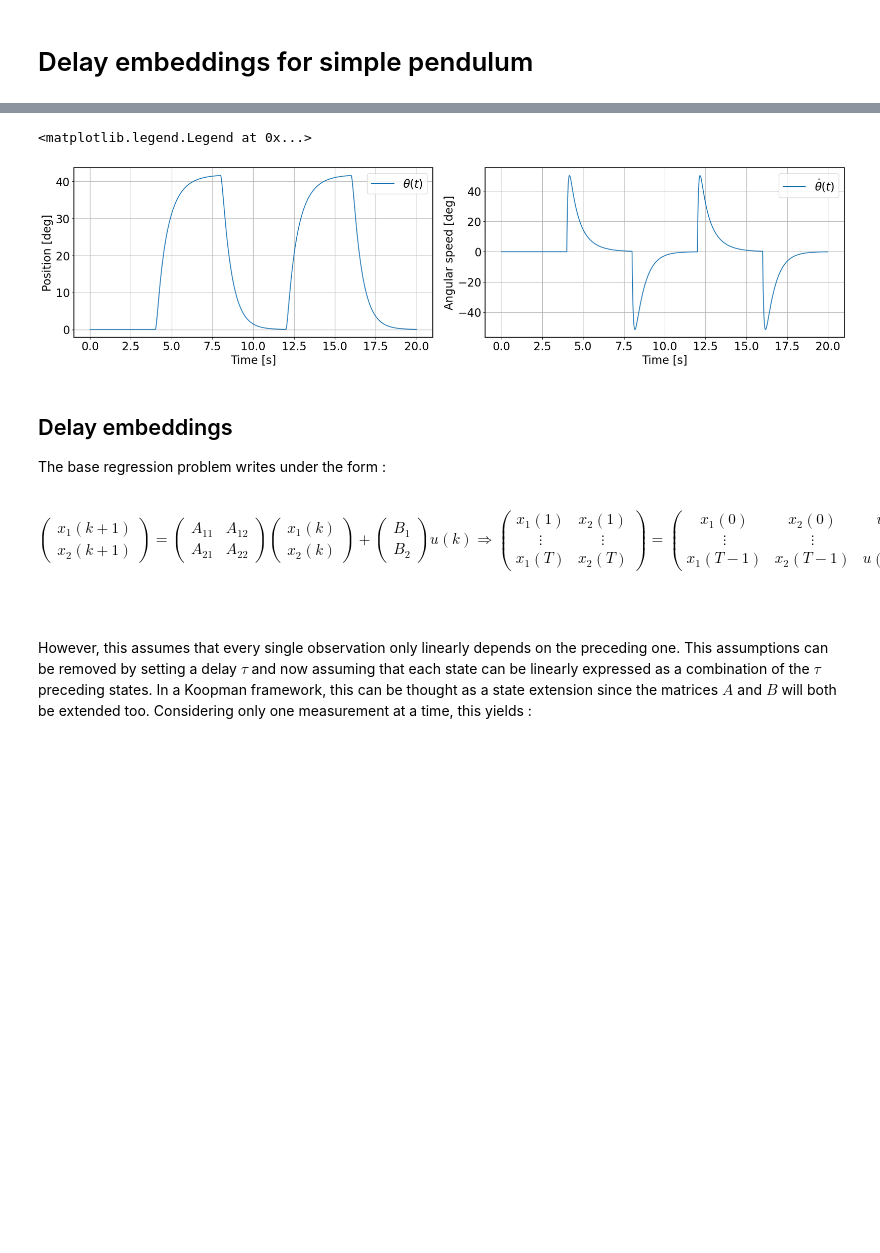
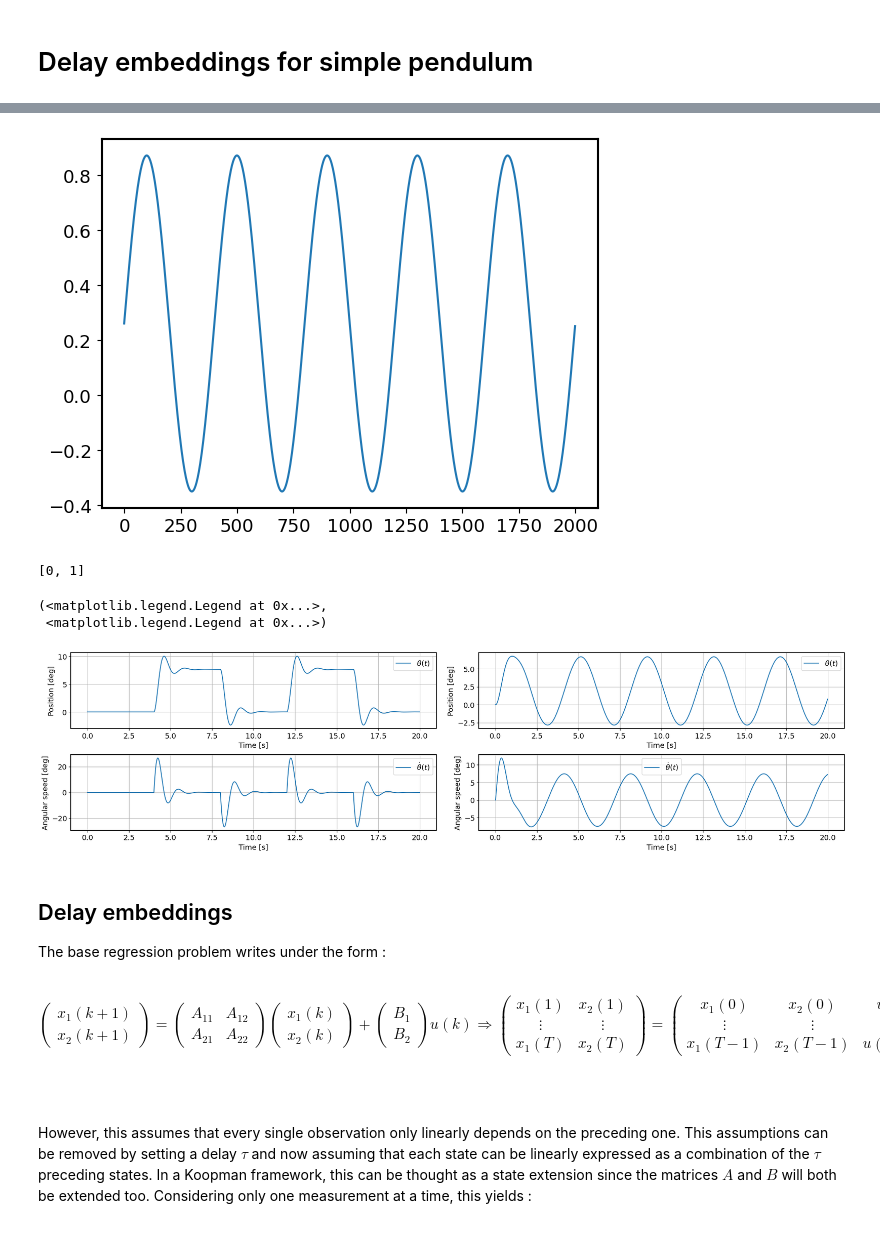
Before and after one commit to CedricFont/Subspace-learning-for-robot-application, a Jupyter notebook: LQR simulation/PendulumDelayEmbeddings.ipynb, the cells around one changed output, grey strips where cells are left out. Drawn from its saved outputs; the diff is of its cells as text; code cells hidden in the pictures; blank space fills up the shorter version.

Commit message:
sine ref

```diff
--- a/LQR simulation/PendulumDelayEmbeddings.ipynb
+++ b/LQR simulation/PendulumDelayEmbeddings.ipynb
@@ -20,43 +17,50 @@ The autoreload extension is already loaded. To reload it, use:
 # %%
-pend1 = SimplePendulum(mass=.8, length=.8) # Create pendulum instance
-pend1.dt = 1e-3
-pend1.T, pend1.X0 = np.arange(0,20,pend1.dt), np.array([deg2rad(0),0])
-pend1.N = len(pend1.T)
-pend1.U = 20*np.random.rand(len(pend1.T))
-K, Td, Ti, r = 5, 1e-2, 1e-1, deg2rad(60)
-pend1.U = lambda X, i : PD(X, i, r, K, Td, pend1.dt)
-pend1.U = 2*np.ones(len(pend1.T))
-# pend1.X = RK4(pend1.dynamics, pend1.X0, pend1.U, pend1.T)
+pend1, pend2 = SimplePendulum(mass=.8, length=.8), SimplePendulum(mass=.8, length=.8) # Create pendulum instance
+pend1.dt, pend2.dt = 1e-2, 1e-2
+pend1.T, pend1.X0, pend2.T, pend2.X0 = np.arange(0,20,pend1.dt), np.array([deg2rad(0),0]), np.arange(0,20,pend2.dt), np.array([deg2rad(0),0])
+pend1.N, pend2.N = len(pend1.T), len(pend2.T)
+K, Td, Ti = 1, 1e-2, 1e-1 # P(I)D controller parameters
+f_ref = 0.25 # Reference frequency
 
-# Simulation with PD control
-f = 0.25
-ref = squareReference(pend1.N, np.int(1/f/pend1.dt), [deg2rad(60),0])
-# plt.plot(ref), plt.show()
-pend1.U = np.empty(shape=[pend1.N-1])
-pend1.X = np.empty(shape=[2,pend1.N])
-pend1.X[:,0] = pend1.X0
+# Reference and associated precision ratio (for LQR)
+pend1.T_ref, pend2.T_ref = np.int(1/f_ref/pend1.dt), np.int(1/f_ref/pend2.dt)
+pend1.ref, precision = squareReference(pend1.N, pend1.T_ref, [deg2rad(60),0], np.int(T_ref/20), 0)
+pend2.ref = sineReference(pend2.N, pend2.T_ref, [-deg2rad(20), deg2rad(50)])
+plt.plot(pend2.ref), plt.show()
+print([i for i in range(2)])
+
+pend1.U, pend2.U = np.zeros(shape=[pend1.N-1]), np.zeros(shape=[pend2.N-1])
+pend1.X, pend2.X = np.empty(shape=[2,pend1.N]), np.empty(shape=[2,pend2.N])
+pend1.X[:,0], pend2.X[:,0] = pend1.X0, pend2.X0
 for i in range(pend1.N-1):
     if i == 0:
         pend1.X[:,i+1] = RK4(pend1.dynamics, pend1.X0, 0, pend1.dt, type='controller-step-by-step')
+        pend2.X[:,i+1] = RK4(pend2.dynamics, pend2.X0, 0, pend2.dt, type='controller-step-by-step')
     else:
-        pend1.U[i] = PD(pend1.X, i, ref[i], K, Td, pend1.dt)[1]
+        pend1.U[i], pend2.U[i] = PD(pend1.X, i, pend1.ref[i], K, Td, pend1.dt)[1], PD(pend2.X, i, pend2.ref[i], K, Td, pend2.dt)[1]
         pend1.X[:,i+1] = RK4(pend1.dynamics, pend1.X[:,i], pend1.U[i], pend1.dt, type='controller-step-by-step')
+        pend2.X[:,i+1] = RK4(pend2.dynamics, pend2.X[:,i], pend2.U[i], pend2.dt, type='controller-step-by-step')
 
 # Plots
-fig, ax = plt.subplots(1, 2,
+fig, ax = plt.subplots(2, 2,
                        constrained_layout = True, figsize=(20,5))
-ax[0].plot(pend1.T, rad2deg(pend1.X[0,:]), label=r"$\theta (t)$")
-ax[0].set_xlabel('Time [s]'), ax[0].set_ylabel('Position [deg]')
-ax[0].grid()
-ax[0].legend()
+ax[0,0].plot(pend1.T, rad2deg(pend1.X[0,:]), label=r"$\theta (t)$")
+ax[0,1].plot(pend2.T, rad2deg(pend2.X[0,:]), label=r"$\theta (t)$")
+ax[0,0].set_xlabel('Time [s]'), ax[0,0].set_ylabel('Position [deg]'), ax[0,1].set_xlabel('Time [s]'), ax[0,1].set_ylabel('Position [deg]')
+ax[0,0].grid(), ax[0,1].grid()
+ax[0,0].legend(), ax[0,1].legend()
 
-ax[1].plot(pend1.T, rad2deg(pend1.X[1,:]), label=r"$\dot{\theta} (t)$")
-ax[1].set_xlabel('Time [s]'), ax[1].set_ylabel('Angular speed [deg]')
-ax[1].grid()
-ax[1].legend()
+ax[1,0].plot(pend1.T, rad2deg(pend1.X[1,:]), label=r"$\dot{\theta} (t)$")
+ax[1,1].plot(pend1.T, rad2deg(pend2.X[1,:]), label=r"$\dot{\theta} (t)$")
+ax[1,0].set_xlabel('Time [s]'), ax[1,0].set_ylabel('Angular speed [deg]'), ax[1,1].set_xlabel('Time [s]'), ax[1,1].set_ylabel('Angular speed [deg]')
+ax[1,0].grid(), ax[1,1].grid()
+ax[1,0].legend(), ax[1,1].legend()
 # %% [output]
+[figure, new version]
-<matplotlib.legend.Legend at 0x...>
+[0, 1]
-[figure, old version]
+(<matplotlib.legend.Legend at 0x...>,
+ <matplotlib.legend.Legend at 0x...>)
+[figure, added]
 # %% [markdown]
 ## Delay embeddings
 The base regression problem writes under the form : <br><br>
```
Also changed, not shown: parts of 5 cells of this notebook, 1 other file.
